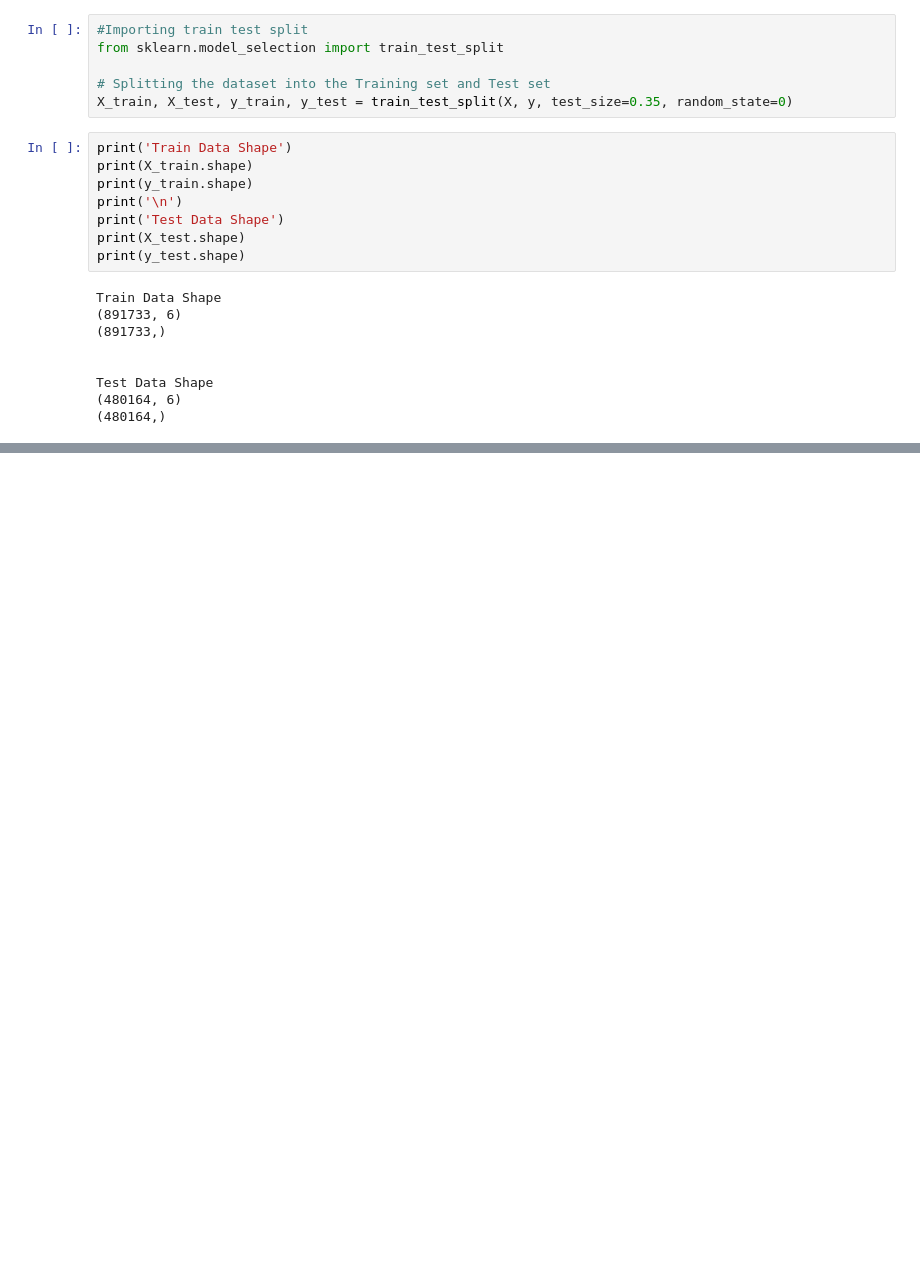
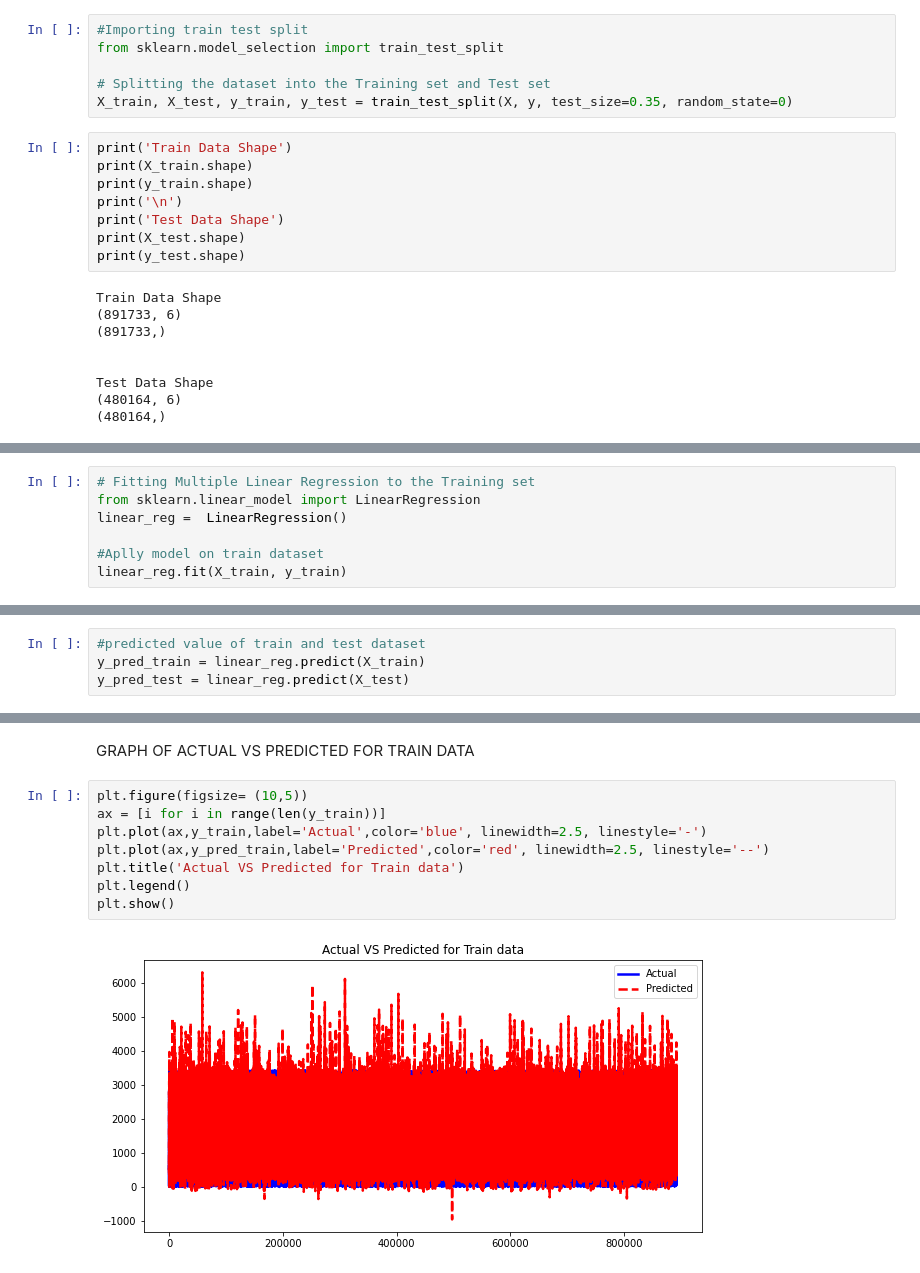
Before and after one commit to ANUJGAUR/NYC-Taxi-Trip-Time-Prediction---Capstone-Project, a Jupyter notebook: NYC_Taxi_Trip_Time_Prediction_Capstone_Project.ipynb, the cells around one changed output, grey strips where cells are left out. Cells and saved outputs as stored; diff of their text form; blank space fills up the shorter version.

Commit message:
Implementing models and evaluating models

```diff
--- a/NYC_Taxi_Trip_Time_Prediction_Capstone_Project.ipynb
+++ b/NYC_Taxi_Trip_Time_Prediction_Capstone_Project.ipynb
@@ -453,0 +461,7 @@ Test Data Shape
+# %%
+# Fitting Multiple Linear Regression to the Training set
+from sklearn.linear_model import LinearRegression
+linear_reg =  LinearRegression()
+
+#Aplly model on train dataset
+linear_reg.fit(X_train, y_train)
@@ -453,0 +474,4 @@ Test Data Shape
+# %%
+#predicted value of train and test dataset
+y_pred_train = linear_reg.predict(X_train)
+y_pred_test = linear_reg.predict(X_test)
@@ -453,0 +505,12 @@ Test Data Shape
+# %% [markdown]
+GRAPH OF ACTUAL VS PREDICTED FOR TRAIN DATA
+# %%
+plt.figure(figsize= (10,5))
+ax = [i for i in range(len(y_train))]
+plt.plot(ax,y_train,label='Actual',color='blue', linewidth=2.5, linestyle='-')
+plt.plot(ax,y_pred_train,label='Predicted',color='red', linewidth=2.5, linestyle='--')
+plt.title('Actual VS Predicted for Train data')
+plt.legend()
+plt.show()
+# %% [output]
+[figure, added]
```
Also changed, not shown: parts of 59 cells of this notebook.
